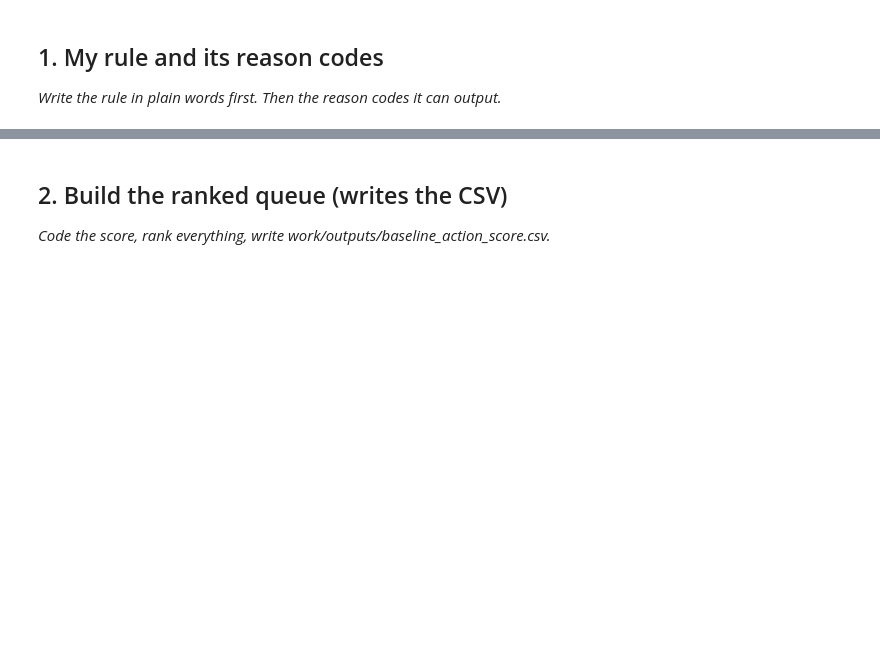
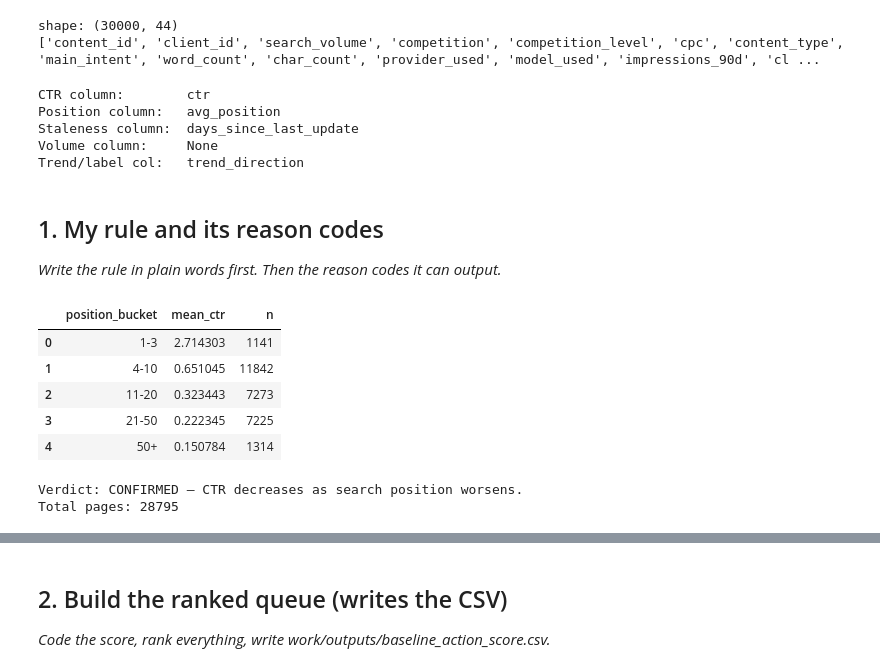
Before and after one commit to mariamemad975/FlyRank_ML, a Jupyter notebook: work/notebooks/w04_baseline_score.ipynb, the cells around one changed output, grey strips where cells are left out. Cells and saved outputs as stored; diff of their text form; code cells hidden in the pictures; blank space fills up the shorter version.

```diff
--- a/work/notebooks/w04_baseline_score.ipynb
+++ b/work/notebooks/w04_baseline_score.ipynb
@@ -9,3 +32,33 @@ This skeleton is yours to fill. Work the sections **in order** — each one has
+# %%
+df = pd.read_csv("data/raw/content_refresh_anonymized.csv")
+print("shape:", df.shape)
+print(df.columns.tolist())
+# %% [output]
+shape: (30000, 44)
+['content_id', 'client_id', 'search_volume', 'competition', 'competition_level', 'cpc', 'content_type', 'main_intent', 'word_count', 'char_count', 'provider_used', 'model_used', 'impressions_90d', 'cl ...
+# %%
+col_ctr = "ctr"
+col_position = "avg_position"
+col_staleness = "days_since_last_update"
+col_volume = None
+col_trend_dir = "trend_direction"
+
+
+df["is_declining_label"] = (
+    df[col_trend_dir].astype(str).str.lower() == "down"
+).astype(int)
+
+print("CTR column:       ", col_ctr)
+print("Position column:  ", col_position)
+print("Staleness column: ", col_staleness)
+print("Volume column:    ", col_volume)
+print("Trend/label col:  ", col_trend_dir)
+# %% [output]
+CTR column:        ctr
+Position column:   avg_position
+Staleness column:  days_since_last_update
+Volume column:     None
+Trend/label col:   trend_direction
 # %% [markdown]
 ## 1. My rule and its reason codes
 
@@ -15,0 +66,34 @@ This skeleton is yours to fill. Work the sections **in order** — each one has
+# %%
+position_bins = [0, 3, 10, 20, 50, np.inf]
+position_labels = ["1-3", "4-10", "11-20", "21-50", "50+"]
+
+df["position_bucket"] = pd.cut(
+    df[col_position],
+    bins=position_bins,
+    labels=position_labels)
+
+signal_a = (
+    df.groupby("position_bucket", observed=True)
+      .agg(
+          mean_ctr=(col_ctr, "mean"),
+          n=(col_ctr, "size"))
+      .reset_index())
+display(signal_a)
+
+is_monotonic_decreasing = signal_a["mean_ctr"].is_monotonic_decreasing
+print(
+    "\nVerdict:",
+    "CONFIRMED" if is_monotonic_decreasing else "MIXED",
+    "— CTR",
+    "decreases" if is_monotonic_decreasing else "does not consistently decrease",
+    "as search position worsens.")
+print("Total pages:", signal_a["n"].sum())
+# %% [output]
+|  | position_bucket | mean_ctr | n |
+| 0 | 1-3 | 2.714303 | 1141 |
+| 1 | 4-10 | 0.651045 | 11842 |
+| 2 | 11-20 | 0.323443 | 7273 |
+| 3 | 21-50 | 0.222345 | 7225 |
+| 4 | 50+ | 0.150784 | 1314 |
+Verdict: CONFIRMED — CTR decreases as search position worsens.
+Total pages: 28795
```
Also changed, not shown: parts of 11 cells of this notebook.
